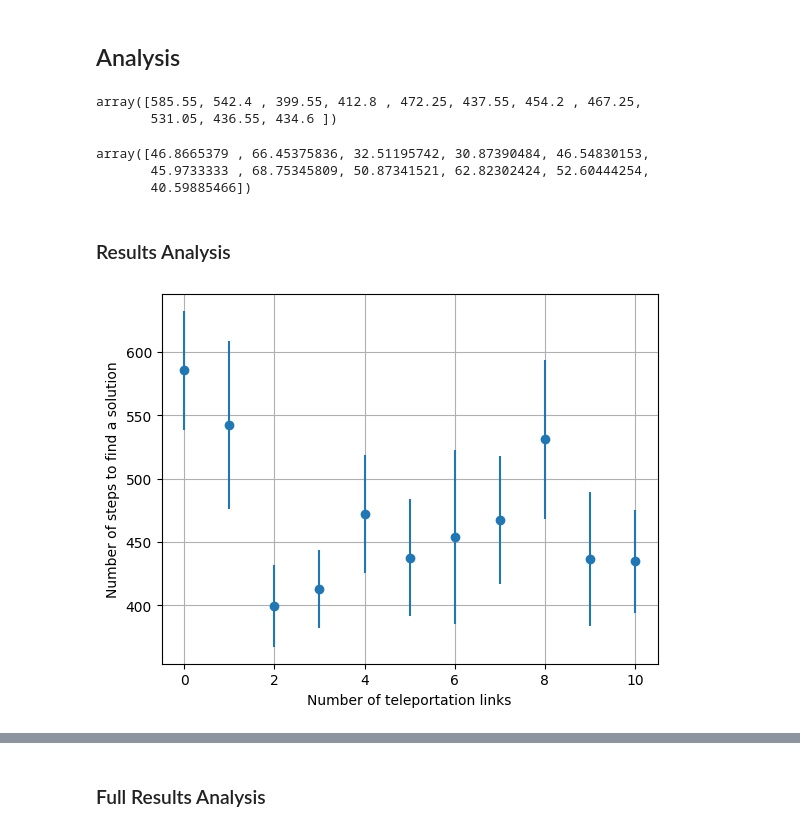
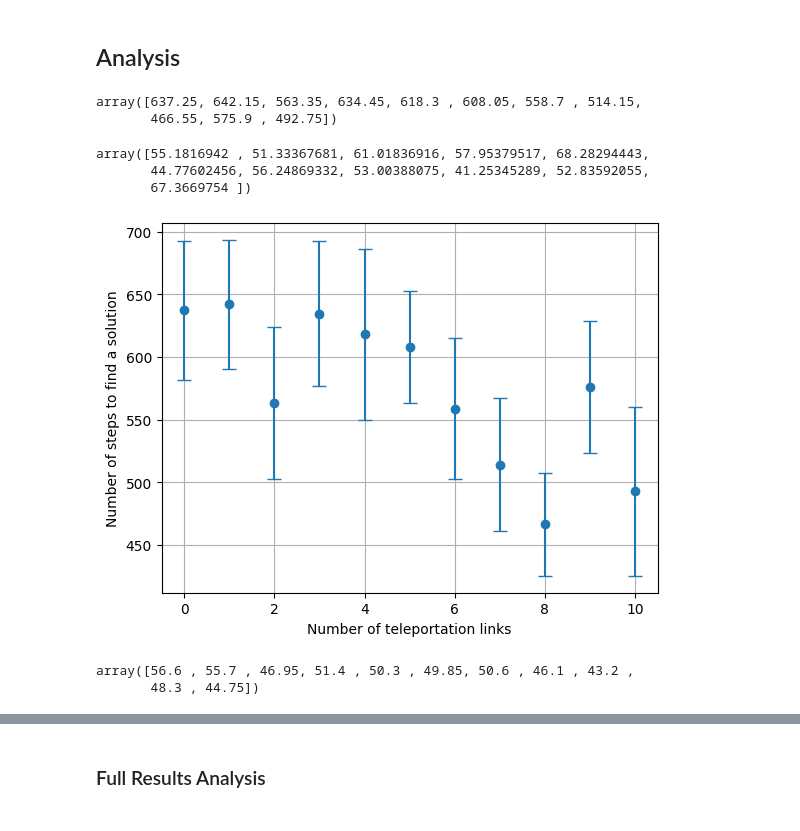
Before and after one commit to 0xInfty/TeleportationMaze, a Jupyter notebook: RandomMazeAStarGrowingM.ipynb, the cells around one changed output, grey strips where cells are left out. Cells and saved outputs as stored; diff of their text form; code cells hidden in the pictures.

```diff
--- a/RandomMazeAStarGrowingM.ipynb
+++ b/RandomMazeAStarGrowingM.ipynb
@@ -37,14 +37,16 @@ N = 31 # Growing number of tiles on the side
 M = np.arange(11) # Fixed number of wormholes
 
 n_repetitions = 20
-folder = "M02"
+folder = "M01"
 # %% [markdown]
 ## Setup
 # %%
-results_dir = os.path.join("solved", folder)
+results_dir = "solved"
+series_dir = os.path.join(results_dir, folder)
 if not os.path.isdir(results_dir): os.mkdir(results_dir)
+if not os.path.isdir(series_dir): os.mkdir(series_dir)
 
-filepath = lambda M, label, k, extension : os.path.join(results_dir, f"{label}_{M:02.0f}_{k:02.0f}.{extension}")
+filepath = lambda M, label, k, extension : os.path.join(series_dir, f"{label}_{M:02.0f}_{k:02.0f}.{extension}")
 # %% [markdown]
 ## Problem Description
 # %% [markdown]
@@ -217,24 +195,22 @@ n_steps_std = np.std(solution_n_steps, axis=1)
 # %%
 n_steps_mean
 # %% [output]
-array([585.55, 542.4 , 399.55, 412.8 , 472.25, 437.55, 454.2 , 467.25,
-       531.05, 436.55, 434.6 ])
+array([637.25, 642.15, 563.35, 634.45, 618.3 , 608.05, 558.7 , 514.15,
+       466.55, 575.9 , 492.75])
 # %%
 n_steps_std / np.sqrt(n_repetitions)
 # %% [output]
-array([46.8665379 , 66.45375836, 32.51195742, 30.87390484, 46.54830153,
-       45.9733333 , 68.75345809, 50.87341521, 62.82302424, 52.60444254,
-       40.59885466])
+array([55.1816942 , 51.33367681, 61.01836916, 57.95379517, 68.28294443,
+       44.77602456, 56.24869332, 53.00388075, 41.25345289, 52.83592055,
+       67.3669754 ])
-# %% [markdown]
-### Results Analysis
 # %%
 # use("ipympl")
 %matplotlib inline
-plt.errorbar(M, n_steps_mean, n_steps_std / np.sqrt(n_repetitions), marker="o", linestyle="none")
+plt.errorbar(M, n_steps_mean, n_steps_std / np.sqrt(n_repetitions), marker="o", linestyle="none", capsize=5)
 plt.xlabel("Number of teleportation links")
 plt.ylabel("Number of steps to find a solution")
 plt.grid()
 
-plt.savefig(os.path.join(results_dir, "data.png"))
+plt.savefig(os.path.join(series_dir, "MPlot.png"))
 # %% [output]
-[figure, old version]
+[figure, new version]
@@ -240,0 +220,5 @@ plt.savefig(os.path.join(results_dir, "data.png"))
+# %%
+depths_mean
+# %% [output]
+array([56.6 , 55.7 , 46.95, 51.4 , 50.3 , 49.85, 50.6 , 46.1 , 43.2 ,
+       48.3 , 44.75])
```
Also changed, not shown: parts of 18 cells of this notebook, 1 other file.
